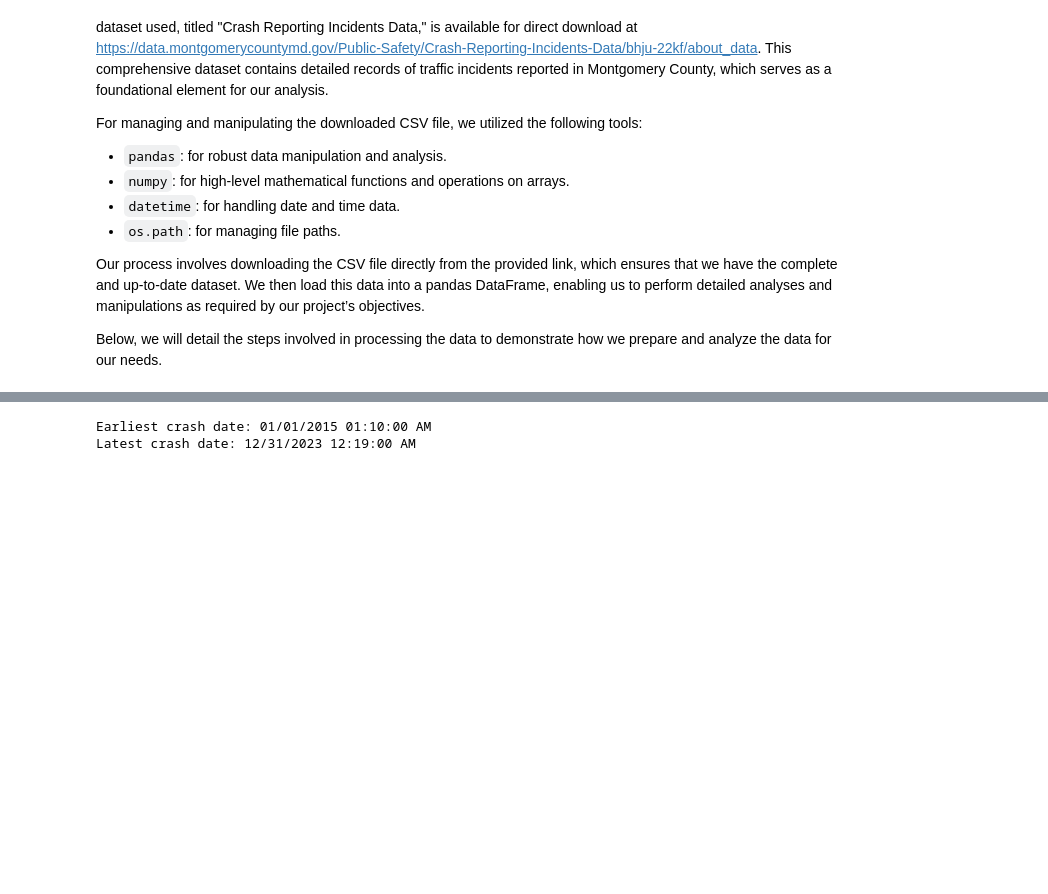
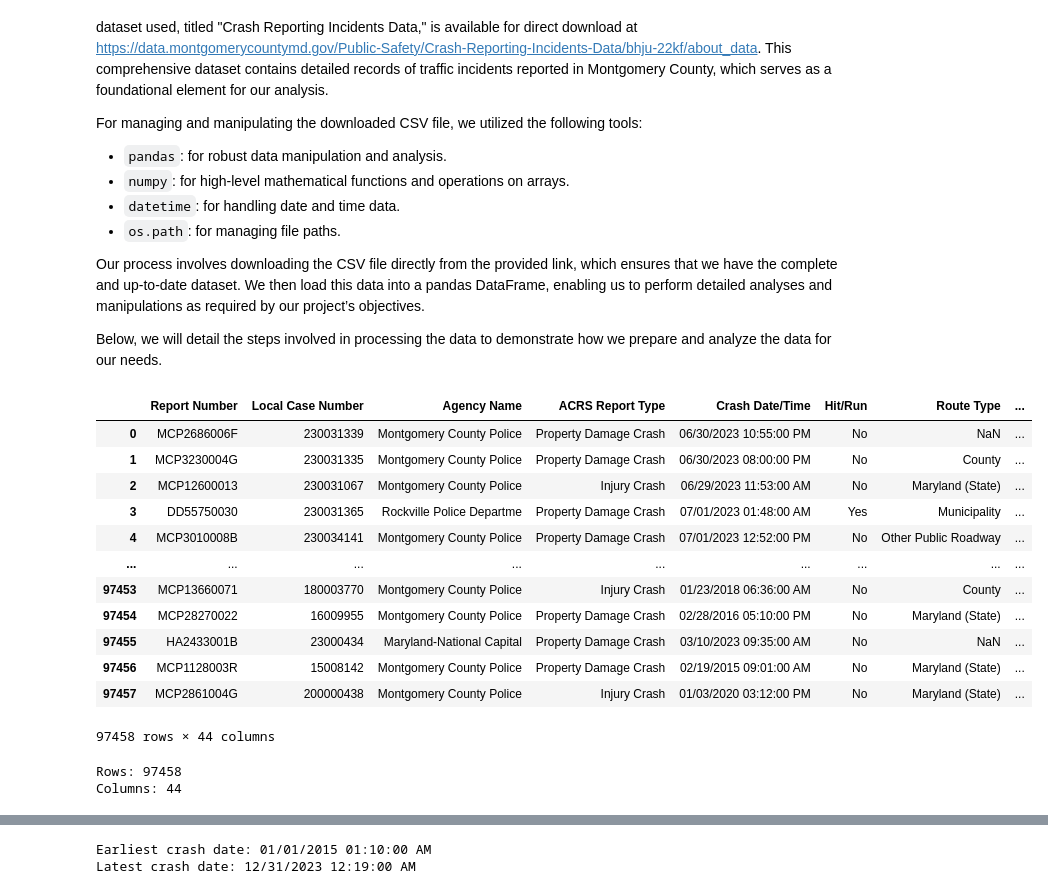
Before and after one commit to tanayshah11/car-crash-analytics, a Jupyter notebook: Final_Project_Checkpoint_2_Kalra_Kheria_Shah.ipynb, the cells around one changed output, grey strips where cells are left out. Drawn from its saved outputs; the diff is of its cells as text; code cells hidden in the pictures; blank space fills up the shorter version.

```diff
--- a/Final_Project_Checkpoint_2_Kalra_Kheria_Shah.ipynb
+++ b/Final_Project_Checkpoint_2_Kalra_Kheria_Shah.ipynb
@@ -63,11 +63,28 @@ Our process involves downloading the CSV file directly from the provided link, w
 
 Below, we will detail the steps involved in processing the data to demonstrate how we prepare and analyze the data for our needs.
 # %%
-crash_df = pd.read_csv('Crash_Report.csv')
+crash_df = pd.read_csv('crash.csv')
 crash_df
+# %% [output]
+|  | Report Number | Local Case Number | Agency Name | ACRS Report Type | Crash Date/Time | Hit/Run | Route Type | ... |
+| 0 | MCP2686006F | 230031339 | Montgomery County Police | Property Damage Crash | 06/30/2023 10:55:00 PM | No | NaN | ... |
+| 1 | MCP3230004G | 230031335 | Montgomery County Police | Property Damage Crash | 06/30/2023 08:00:00 PM | No | County | ... |
+| 2 | MCP12600013 | 230031067 | Montgomery County Police | Injury Crash | 06/29/2023 11:53:00 AM | No | Maryland (State) | ... |
+| 3 | DD55750030 | 230031365 | Rockville Police Departme | Property Damage Crash | 07/01/2023 01:48:00 AM | Yes | Municipality | ... |
+| 4 | MCP3010008B | 230034141 | Montgomery County Police | Property Damage Crash | 07/01/2023 12:52:00 PM | No | Other Public Roadway | ... |
+| ... | ... | ... | ... | ... | ... | ... | ... | ... |
+| 97453 | MCP13660071 | 180003770 | Montgomery County Police | Injury Crash | 01/23/2018 06:36:00 AM | No | County | ... |
+| 97454 | MCP28270022 | 16009955 | Montgomery County Police | Property Damage Crash | 02/28/2016 05:10:00 PM | No | Maryland (State) | ... |
+| 97455 | HA2433001B | 23000434 | Maryland-National Capital | Property Damage Crash | 03/10/2023 09:35:00 AM | No | NaN | ... |
+| 97456 | MCP1128003R | 15008142 | Montgomery County Police | Property Damage Crash | 02/19/2015 09:01:00 AM | No | Maryland (State) | ... |
+| 97457 | MCP2861004G | 200000438 | Montgomery County Police | Injury Crash | 01/03/2020 03:12:00 PM | No | Maryland (State) | ... |
+97458 rows × 44 columns
 # %%
 rows, cols = crash_df.shape
 print("Rows: " + str(rows) + "\n" + "Columns: " + str(cols))
+# %% [output]
+Rows: 97458
+Columns: 44
 # %%
 for col_names in crash_df.columns:
   print(col_names)
```
Also changed, not shown: parts of 18 cells of this notebook.
